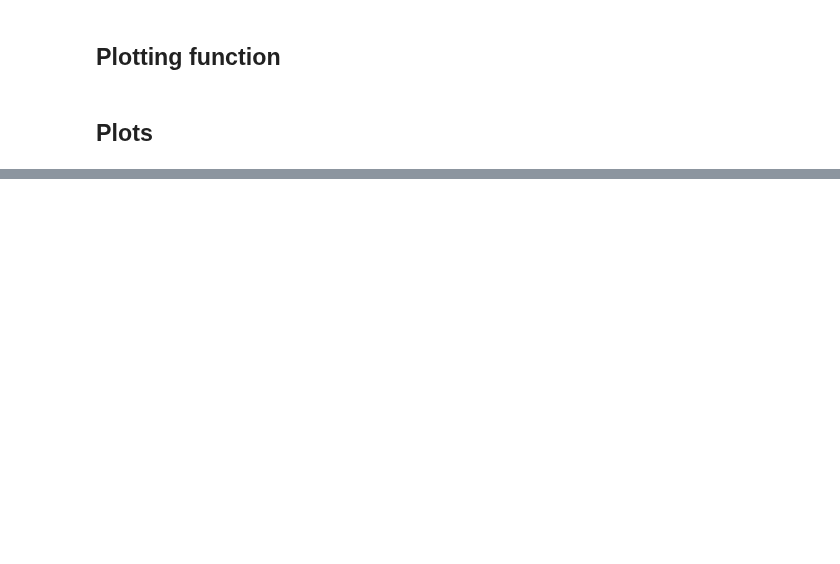
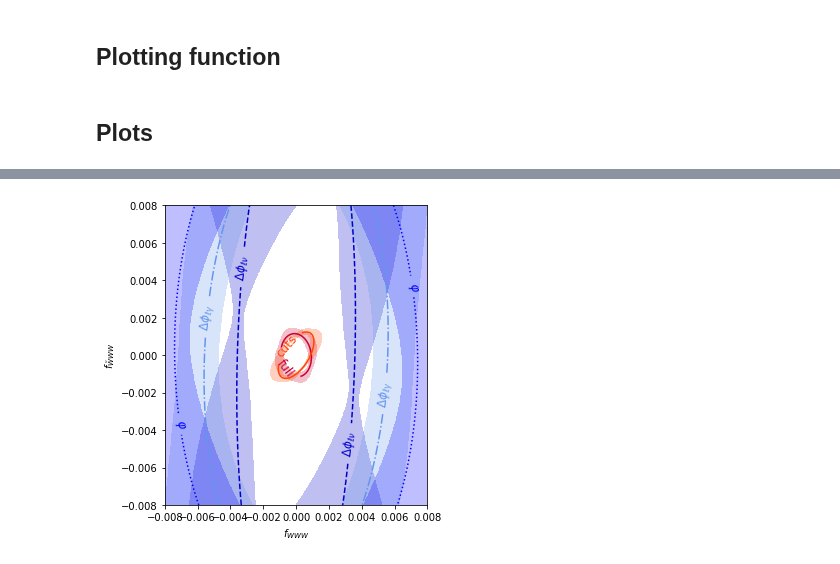
Before and after one commit to dlvp/diboson_mining, a Jupyter notebook: notebooks/wgamma/07_plot_fisher_information.ipynb, the cells around one changed output, grey strips where cells are left out. Cells and saved outputs as stored; diff of their text form; code cells hidden in the pictures; blank space fills up the shorter version.

Commit message:
New results (much stronger 'full' limits)

```diff
--- a/notebooks/wgamma/07_plot_fisher_information.ipynb
+++ b/notebooks/wgamma/07_plot_fisher_information.ipynb
@@ -56,19 +56,18 @@ def load_data(ml_prefix = ''):
         colors.append(hcolor)
         lss.append(hls)
 
-    ml_filenames = ['full', 'full', 'resurrection']
-    ml_labels    = ['full', 'full (cuts)', r'$\varphi$']
+    ml_filenames = ['full', 'full_tight']
+    ml_labels    = ['full', 'cuts']
     ml_colors    = ['#CC002E', 'orangered', 'firebrick', 'r', 'lightcoral', 'lightsalmon', 'chocolate']
     ml_lss       = ['-']*2 + ['--', '-.', ':']*2
-    tight_prefixes = [''] + ['_tight' for _ in ml_filenames]
 
 
-    for hfilename, hlabel, hcolor, hls, tight_prefix in zip(ml_filenames, ml_labels, ml_colors, ml_lss, tight_prefixes):
+    for hfilename, hlabel, hcolor, hls in zip(ml_filenames, ml_labels, ml_colors, ml_lss):
         infos.append(
-            np.load(result_dir + 'information_mean_{}{}{}.npy'.format(hfilename, tight_prefix, ml_prefix))
+            np.load(result_dir + 'information_mean_{}{}.npy'.format(hfilename, ml_prefix))
         )
         covs.append(
-            np.load(result_dir + 'information_covariance_{}{}{}.npy'.format(hfilename, tight_prefix, ml_prefix))
+            10. * np.load(result_dir + 'information_covariance_{}{}.npy'.format(hfilename, ml_prefix))
         )
         labels.append(hlabel)
         colors.append(hcolor)
@@ -94,7 +92,7 @@ for i, label in enumerate(labels):
 # %% [markdown]
 ## Plotting function
 # %%
-def make_plot(ml_prefix = '', indices=None, xmax=0.05):
+def make_plot(ml_prefix = '', indices=None, xmax=0.005):
     infos, covs, labels, colors, lss = load_data(ml_prefix)
 
     if indices is not None:
@@ -136,0 +122,3 @@ Adding an axes using the same arguments as a previous axes currently reuses the
+# %%
+fig = make_plot('_w10', xmax=0.008)
+# %% [output]
@@ -136,0 +127 @@ Adding an axes using the same arguments as a previous axes currently reuses the
+[figure, added]
```
Also changed, not shown: parts of 3 cells of this notebook, 6 other files.
